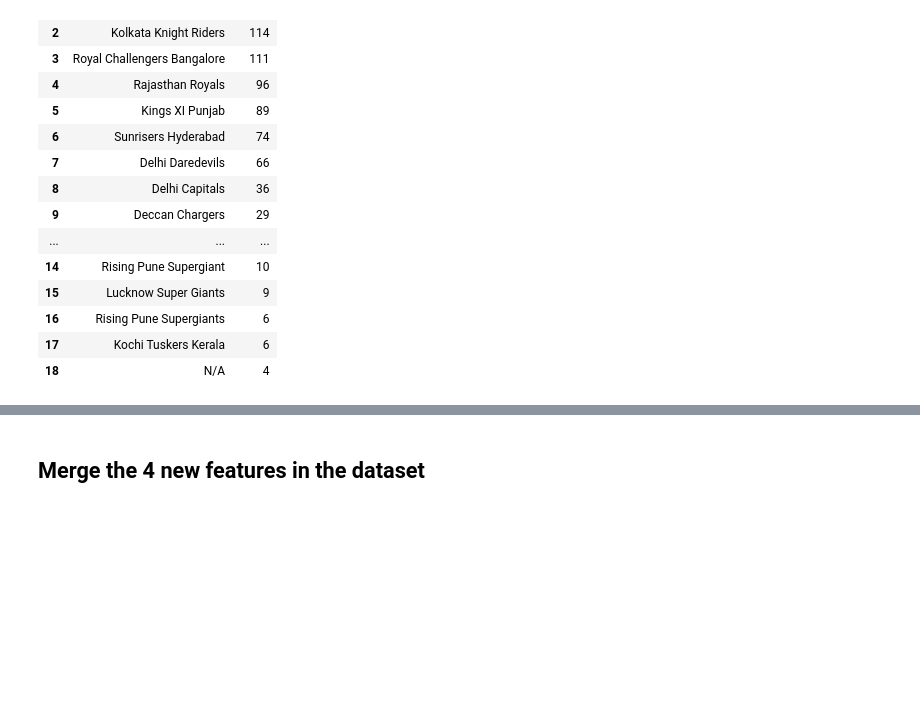
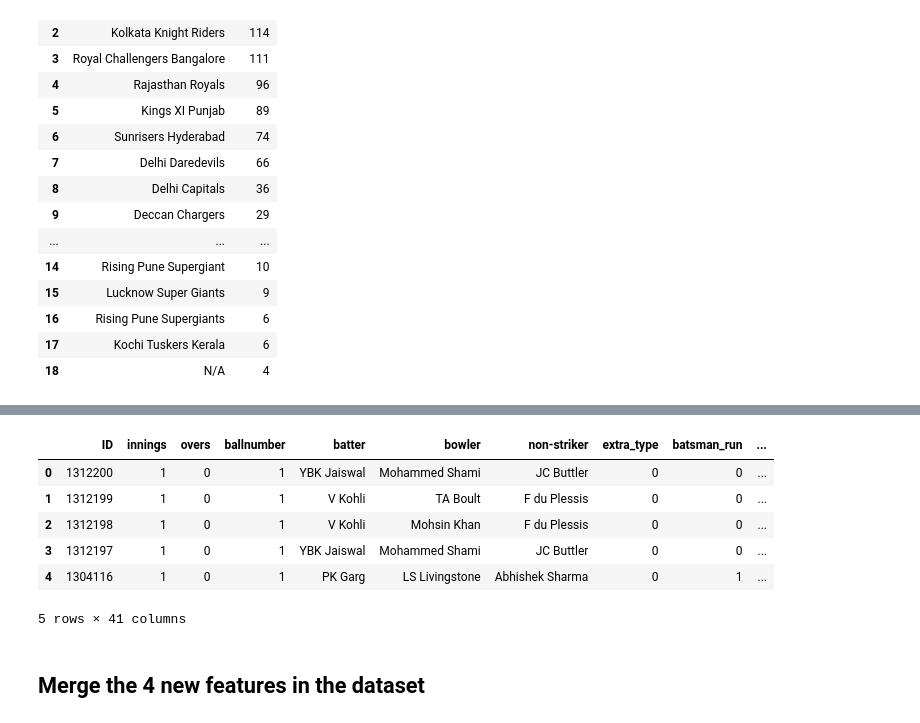
Before and after one commit to patrickevans29/ipl_prediction_model, a Jupyter notebook: notebooks/four_new_features.ipynb, the cells around one changed output, grey strips where cells are left out. Drawn from its saved outputs; the diff is of its cells as text; code cells hidden in the pictures; blank space fills up the shorter version.

```diff
--- a/notebooks/four_new_features.ipynb
+++ b/notebooks/four_new_features.ipynb
@@ -177,3 +201,13 @@ complete_df
+# %%
+complete_df.head()
+# %% [output]
+|  | ID | innings | overs | ballnumber | batter | bowler | non-striker | extra_type | batsman_run | ... |
+| 0 | 1312200 | 1 | 0 | 1 | YBK Jaiswal | Mohammed Shami | JC Buttler | 0 | 0 | ... |
+| 1 | 1312199 | 1 | 0 | 1 | V Kohli | TA Boult | F du Plessis | 0 | 0 | ... |
+| 2 | 1312198 | 1 | 0 | 1 | V Kohli | Mohsin Khan | F du Plessis | 0 | 0 | ... |
+| 3 | 1312197 | 1 | 0 | 1 | YBK Jaiswal | Mohammed Shami | JC Buttler | 0 | 0 | ... |
+| 4 | 1304116 | 1 | 0 | 1 | PK Garg | LS Livingstone | Abhishek Sharma | 0 | 1 | ... |
+5 rows × 41 columns
 # %% [markdown]
 ## Merge the 4 new features in the dataset
 # %%
```
Also changed, not shown: parts of 10 cells of this notebook.
